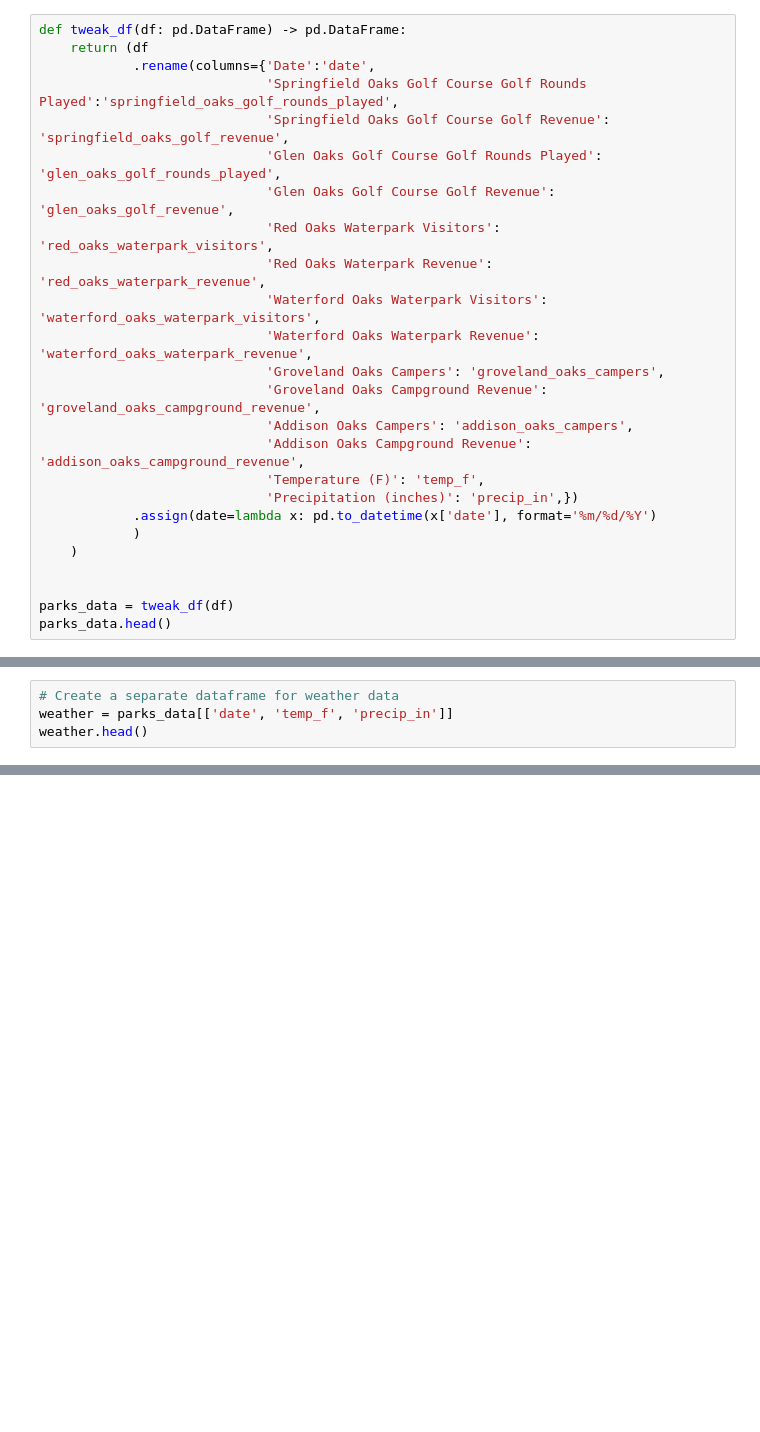
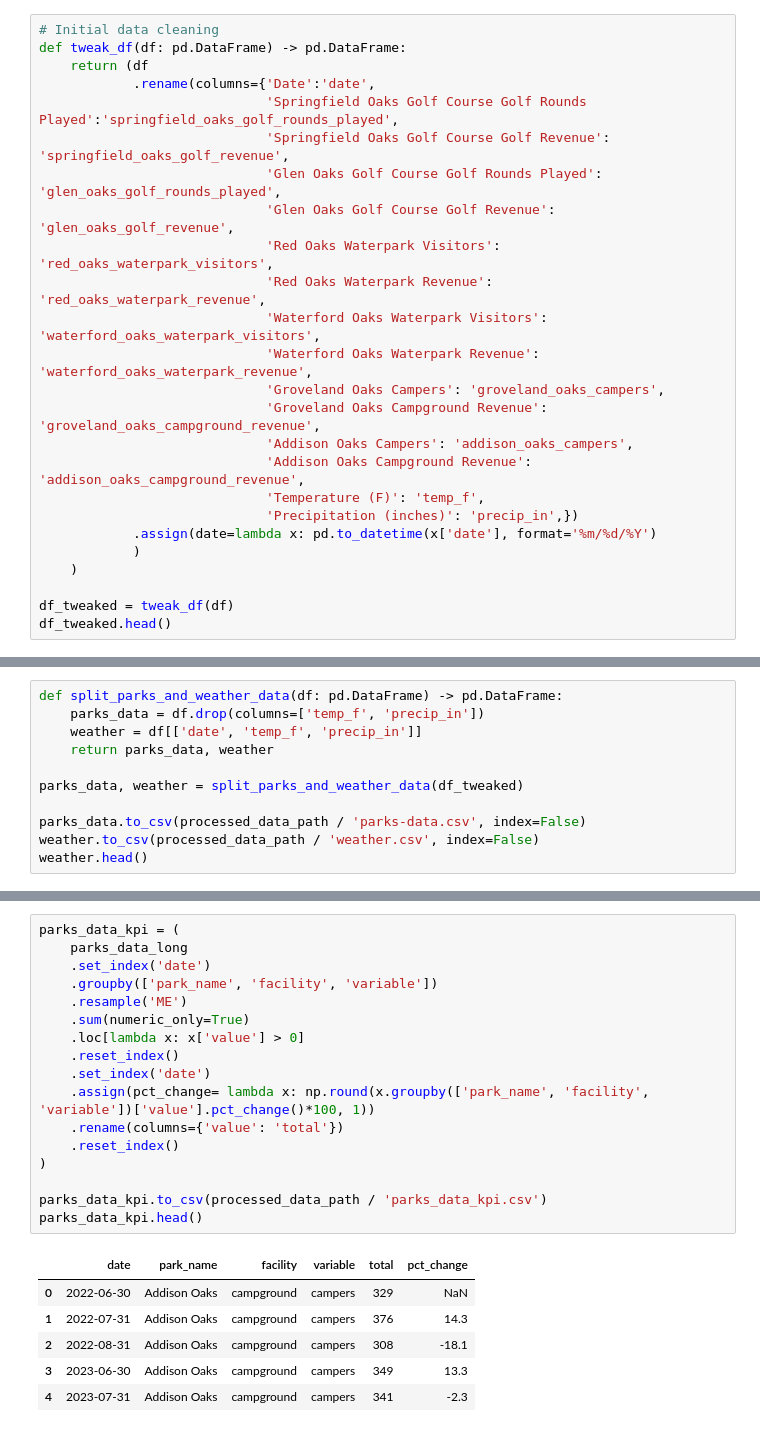
Before and after one commit to tynardone/ocpr-data-viz, a Jupyter notebook: notebooks/1-data-cleaning.ipynb, the cells around one changed output, grey strips where cells are left out. Saved outputs shown, nothing was run; the diff lists cells and outputs as text; blank space fills up the shorter version.

```diff
--- a/notebooks/data-cleaning.ipynb
+++ b/notebooks/1-data-cleaning.ipynb
@@ -50,4 +27,5 @@ All facility data will be transformed into a long version which may be more usef
 # %%
+# Initial data cleaning
 def tweak_df(df: pd.DataFrame) -> pd.DataFrame:
     return (df
             .rename(columns={'Date':'date',
@@ -69,9 +47,8 @@ def tweak_df(df: pd.DataFrame) -> pd.DataFrame:
             )
     )
 
-
-parks_data = tweak_df(df)
-parks_data.head()
+df_tweaked = tweak_df(df)
+df_tweaked.head()
 # %% [output]
 |  | date | springfield_oaks_golf_rounds_played | springfield_oaks_golf_revenue | glen_oaks_golf_rounds_played | glen_oaks_golf_revenue | ... |
 | 0 | 2022-06-01 | 37 | 1184 | 32 | 1248 | ... |
@@ -79,7 +56,3 @@ parks_data.head()
 | 2 | 2022-06-03 | 22 | 880 | 26 | 962 | ... |
 | 3 | 2022-06-04 | 23 | 782 | 30 | 1050 | ... |
 | 4 | 2022-06-05 | 46 | 1794 | 43 | 1376 | ... |
-# %%
-# Create a separate dataframe for weather data
-weather = parks_data[['date', 'temp_f', 'precip_in']]
-weather.head()
@@ -172,0 +59,11 @@ waterpark_long.to_csv(processed_data_path / 'waterpark-long.csv', index=False)
+# %%
+def split_parks_and_weather_data(df: pd.DataFrame) -> pd.DataFrame:
+    parks_data = df.drop(columns=['temp_f', 'precip_in'])
+    weather = df[['date', 'temp_f', 'precip_in']]
+    return parks_data, weather
+
+parks_data, weather = split_parks_and_weather_data(df_tweaked)
+
+parks_data.to_csv(processed_data_path / 'parks-data.csv', index=False)
+weather.to_csv(processed_data_path / 'weather.csv', index=False)
+weather.head()
@@ -172,0 +131,24 @@ waterpark_long.to_csv(processed_data_path / 'waterpark-long.csv', index=False)
+# %%
+parks_data_kpi = (
+    parks_data_long
+    .set_index('date')
+    .groupby(['park_name', 'facility', 'variable'])
+    .resample('ME')
+    .sum(numeric_only=True)
+    .loc[lambda x: x['value'] > 0]
+    .reset_index()
+    .set_index('date')
+    .assign(pct_change= lambda x: np.round(x.groupby(['park_name', 'facility', 'variable'])['value'].pct_change()*100, 1))
+    .rename(columns={'value': 'total'})
+    .reset_index()
+)
+
+parks_data_kpi.to_csv(processed_data_path / 'parks_data_kpi.csv')
+parks_data_kpi.head()
+# %% [output]
+|  | date | park_name | facility | variable | total | pct_change |
+| 0 | 2022-06-30 | Addison Oaks | campground | campers | 329 | NaN |
+| 1 | 2022-07-31 | Addison Oaks | campground | campers | 376 | 14.3 |
+| 2 | 2022-08-31 | Addison Oaks | campground | campers | 308 | -18.1 |
+| 3 | 2023-06-30 | Addison Oaks | campground | campers | 349 | 13.3 |
+| 4 | 2023-07-31 | Addison Oaks | campground | campers | 341 | -2.3 |
```
Also changed, not shown: parts of 16 cells of this notebook, 4 other files.
